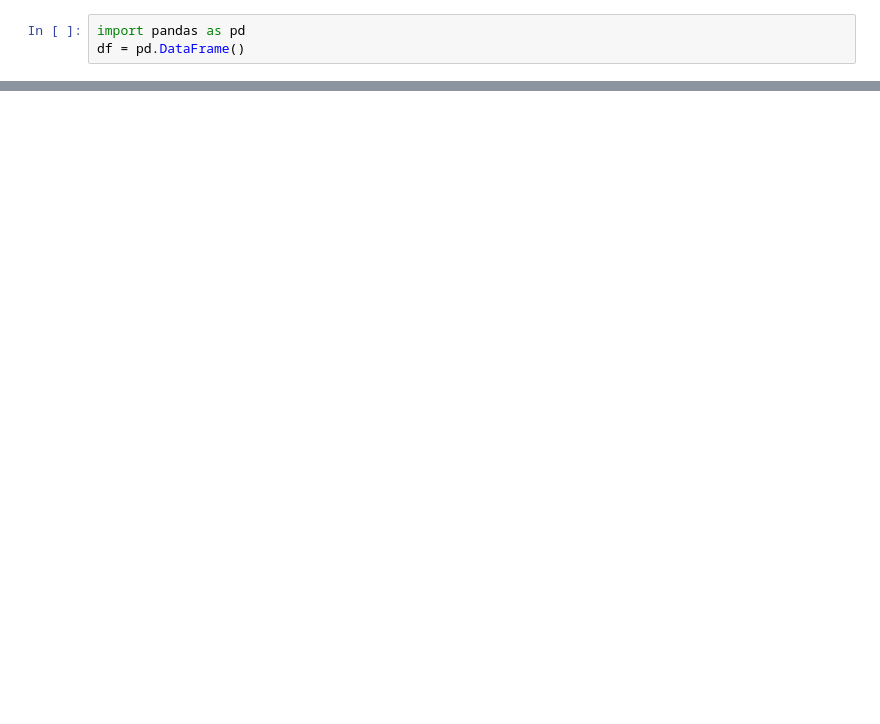
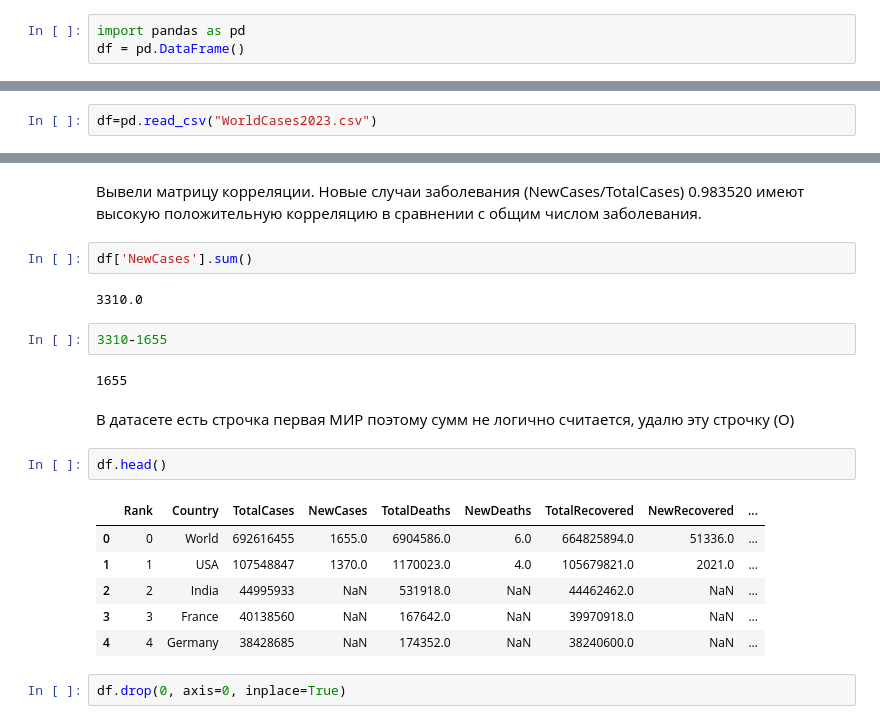
Before and after one commit to EkatAVD/EkatAVD, a Jupyter notebook: AvdeevaEV.ipynb, the cells around one changed output, grey strips where cells are left out. Cells and saved outputs as stored; diff of their text form; blank space fills up the shorter version.

```diff
--- a/AvdeevaEV.ipynb
+++ b/AvdeevaEV.ipynb
@@ -15,0 +6,2 @@ df1.isna()
+# %%
+df=pd.read_csv("WorldCases2023.csv")
@@ -15,0 +79,24 @@ df1.isna()
+# %% [markdown]
+Вывели матрицу корреляции. Новые случаи заболевания  (NewCases/TotalCases)
+ 0.983520 имеют высокую положительную корреляцию в сравнении с общим числом заболевания.
+# %%
+df['NewCases'].sum()
+# %% [output]
+3310.0
+# %%
+3310-1655
+# %% [output]
+1655
+# %% [markdown]
+В датасете есть строчка первая МИР поэтому сумм не логично считается, удалю эту строчку (О)
+# %%
+df.head()
+# %% [output]
+|  | Rank | Country | TotalCases | NewCases | TotalDeaths | NewDeaths | TotalRecovered | NewRecovered | ... |
+| 0 | 0 | World | 692616455 | 1655.0 | 6904586.0 | 6.0 | 664825894.0 | 51336.0 | ... |
+| 1 | 1 | USA | 107548847 | 1370.0 | 1170023.0 | 4.0 | 105679821.0 | 2021.0 | ... |
+| 2 | 2 | India | 44995933 | NaN | 531918.0 | NaN | 44462462.0 | NaN | ... |
+| 3 | 3 | France | 40138560 | NaN | 167642.0 | NaN | 39970918.0 | NaN | ... |
+| 4 | 4 | Germany | 38428685 | NaN | 174352.0 | NaN | 38240600.0 | NaN | ... |
+# %%
+df.drop(0, axis=0, inplace=True)
```
Also changed, not shown: parts of 20 cells of this notebook.
